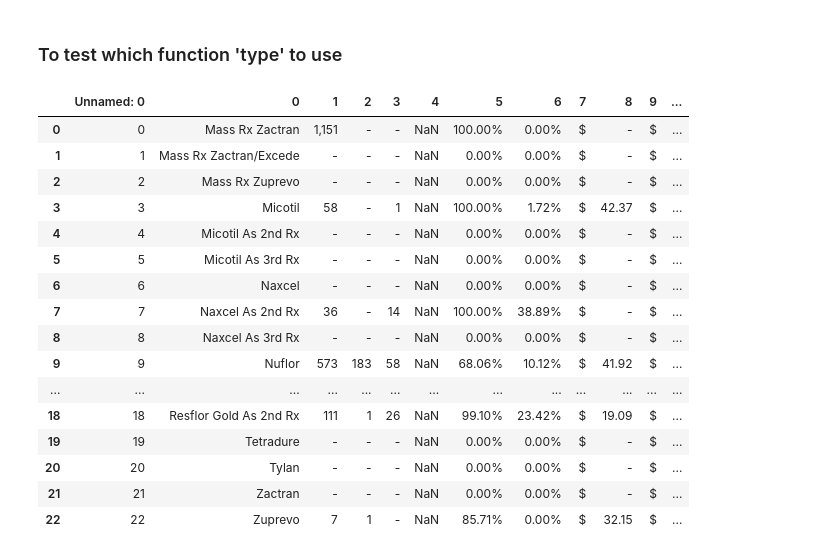
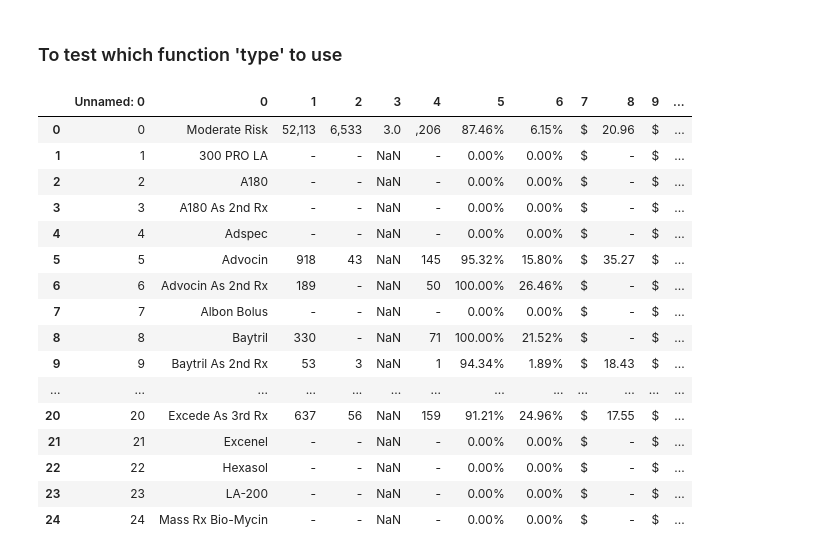
Before and after one commit to end2122/ZoetisCapstone, a Jupyter notebook: Antibiotics_by_Risk.ipynb, the cells around one changed output. Cells and saved outputs as stored; diff of their text form; code cells hidden in the pictures.

Commit message:
starting October 2018

```diff
--- a/Antibiotics_by_Risk.ipynb
+++ b/Antibiotics_by_Risk.ipynb
@@ -426,27 +461,27 @@ df_ABR.to_csv(path_master+"/df_ABR.csv")
 ### To test which function 'type' to use
 # %%
 import pandas as pd
-with open(path_master+'September 2018 - Antibiotic by Risk2.csv') as fp:
+with open(path_master+'October 2018 - Antibiotic by Risk3.csv') as fp:
     df_ABR1 = pd.read_csv(fp)
 df_ABR1.head(25)
 # %% [output]
 |  | Unnamed: 0 | 0 | 1 | 2 | 3 | 4 | 5 | 6 | 7 | 8 | 9 | ... |
-| 0 | 0 | Mass Rx Zactran | 1,151 | - | - | NaN | 100.00% | 0.00% | $ | - | $ | ... |
-| 1 | 1 | Mass Rx Zactran/Excede | - | - | - | NaN | 0.00% | 0.00% | $ | - | $ | ... |
-| 2 | 2 | Mass Rx Zuprevo | - | - | - | NaN | 0.00% | 0.00% | $ | - | $ | ... |
-| 3 | 3 | Micotil | 58 | - | 1 | NaN | 100.00% | 1.72% | $ | 42.37 | $ | ... |
-| 4 | 4 | Micotil As 2nd Rx | - | - | - | NaN | 0.00% | 0.00% | $ | - | $ | ... |
-| 5 | 5 | Micotil As 3rd Rx | - | - | - | NaN | 0.00% | 0.00% | $ | - | $ | ... |
-| 6 | 6 | Naxcel | - | - | - | NaN | 0.00% | 0.00% | $ | - | $ | ... |
-| 7 | 7 | Naxcel As 2nd Rx | 36 | - | 14 | NaN | 100.00% | 38.89% | $ | - | $ | ... |
-| 8 | 8 | Naxcel As 3rd Rx | - | - | - | NaN | 0.00% | 0.00% | $ | - | $ | ... |
-| 9 | 9 | Nuflor | 573 | 183 | 58 | NaN | 68.06% | 10.12% | $ | 41.92 | $ | ... |
+| 0 | 0 | Moderate Risk | 52,113 | 6,533 | 3.0 | ,206 | 87.46% | 6.15% | $ | 20.96 | $ | ... |
+| 1 | 1 | 300 PRO LA | - | - | NaN | - | 0.00% | 0.00% | $ | - | $ | ... |
+| 2 | 2 | A180 | - | - | NaN | - | 0.00% | 0.00% | $ | - | $ | ... |
+| 3 | 3 | A180 As 2nd Rx | - | - | NaN | - | 0.00% | 0.00% | $ | - | $ | ... |
+| 4 | 4 | Adspec | - | - | NaN | - | 0.00% | 0.00% | $ | - | $ | ... |
+| 5 | 5 | Advocin | 918 | 43 | NaN | 145 | 95.32% | 15.80% | $ | 35.27 | $ | ... |
+| 6 | 6 | Advocin As 2nd Rx | 189 | - | NaN | 50 | 100.00% | 26.46% | $ | - | $ | ... |
+| 7 | 7 | Albon Bolus | - | - | NaN | - | 0.00% | 0.00% | $ | - | $ | ... |
+| 8 | 8 | Baytril | 330 | - | NaN | 71 | 100.00% | 21.52% | $ | - | $ | ... |
+| 9 | 9 | Baytril As 2nd Rx | 53 | 3 | NaN | 1 | 94.34% | 1.89% | $ | 18.43 | $ | ... |
 | ... | ... | ... | ... | ... | ... | ... | ... | ... | ... | ... | ... | ... |
-| 18 | 18 | Resflor Gold As 2nd Rx | 111 | 1 | 26 | NaN | 99.10% | 23.42% | $ | 19.09 | $ | ... |
-| 19 | 19 | Tetradure | - | - | - | NaN | 0.00% | 0.00% | $ | - | $ | ... |
-| 20 | 20 | Tylan | - | - | - | NaN | 0.00% | 0.00% | $ | - | $ | ... |
-| 21 | 21 | Zactran | - | - | - | NaN | 0.00% | 0.00% | $ | - | $ | ... |
-| 22 | 22 | Zuprevo | 7 | 1 | - | NaN | 85.71% | 0.00% | $ | 32.15 | $ | ... |
+| 20 | 20 | Excede As 3rd Rx | 637 | 56 | NaN | 159 | 91.21% | 24.96% | $ | 17.55 | $ | ... |
+| 21 | 21 | Excenel | - | - | NaN | - | 0.00% | 0.00% | $ | - | $ | ... |
+| 22 | 22 | Hexasol | - | - | NaN | - | 0.00% | 0.00% | $ | - | $ | ... |
+| 23 | 23 | LA-200 | - | - | NaN | - | 0.00% | 0.00% | $ | - | $ | ... |
+| 24 | 24 | Mass Rx Bio-Mycin | - | - | NaN | - | 0.00% | 0.00% | $ | - | $ | ... |
 # %%
 b = df_final.loc[df_final['Year'] == '2018']
 #len(b)
```
Also changed, not shown: parts of 3 cells of this notebook.
